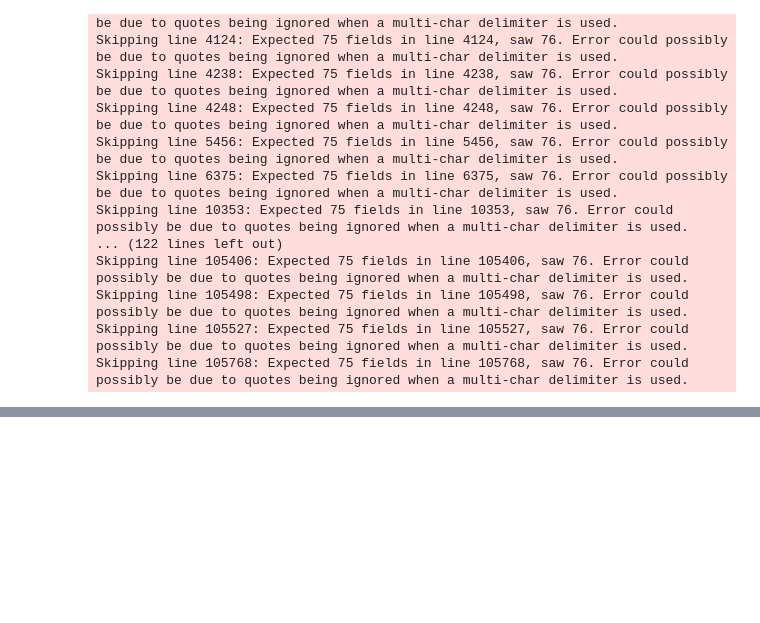
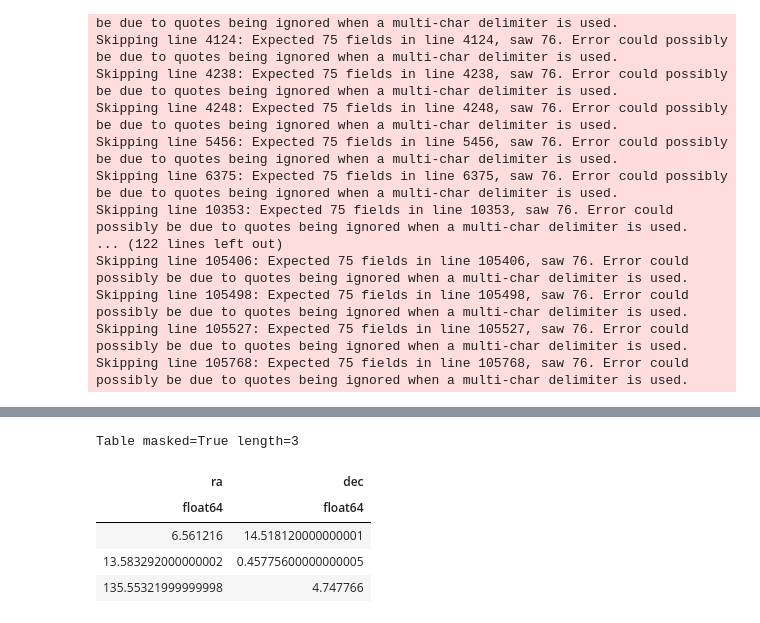
Before and after one commit to nevencaplar/Variability, a Jupyter notebook: HSC/HSC systematic.ipynb, the cells around one changed output, grey strips where cells are left out. Saved outputs shown, nothing was run; the diff lists cells and outputs as text; code cells hidden in the pictures; blank space fills up the shorter version.

```diff
--- a/HSC/HSC systematic.ipynb
+++ b/HSC/HSC systematic.ipynb
@@ -89,0 +440,9 @@ PositionOfQuasar=np.load(DATA_DIRECTORY+'PositionOfQuasars.npy')
+# %%
+r
+# %% [output]
+Table masked=True length=3
+| ra | dec |
+| float64 | float64 |
+| 6.561216 | 14.518120000000001 |
+| 13.583292000000002 | 0.45775600000000005 |
+| 135.55321999999998 | 4.747766 |
```
Also changed, not shown: parts of 35 cells of this notebook, 57 other files.
